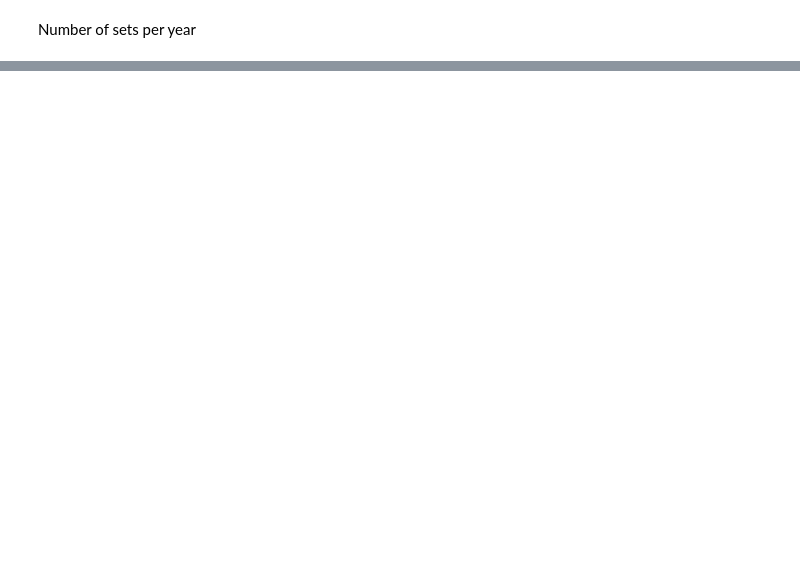
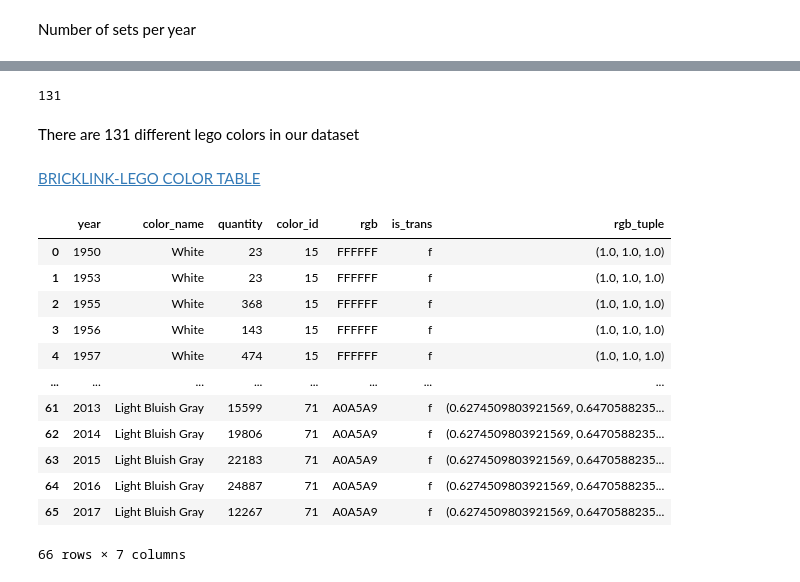
Before and after one commit to MatthewKolotylo/Lego-Project, a Jupyter notebook: Master Code Copy.ipynb, the cells around one changed output, grey strips where cells are left out. Cells and saved outputs as stored; diff of their text form; code cells hidden in the pictures; blank space fills up the shorter version.

```diff
--- a/Master Code Copy.ipynb
+++ b/Master Code Copy.ipynb
@@ -230,0 +132,7 @@ year_color_df2[['year','color_name']]
+# %%
+lego_colors = df['color_name'].unique()
+len(lego_colors)
+# %% [output]
+131
+# %% [markdown]
+There are 131 different lego colors in our dataset
@@ -230,0 +142,18 @@ year_color_df2[['year','color_name']]
+# %% [markdown]
+[BRICKLINK-LEGO COLOR TABLE](https://ideas.lego.com/projects/749b6854-2215-41c4-b8ee-d67b369db110)
+# %%
+most_popular_colors
+# %% [output]
+|  | year | color_name | quantity | color_id | rgb | is_trans | rgb_tuple |
+| 0 | 1950 | White | 23 | 15 | FFFFFF | f | (1.0, 1.0, 1.0) |
+| 1 | 1953 | White | 23 | 15 | FFFFFF | f | (1.0, 1.0, 1.0) |
+| 2 | 1955 | White | 368 | 15 | FFFFFF | f | (1.0, 1.0, 1.0) |
+| 3 | 1956 | White | 143 | 15 | FFFFFF | f | (1.0, 1.0, 1.0) |
+| 4 | 1957 | White | 474 | 15 | FFFFFF | f | (1.0, 1.0, 1.0) |
+| ... | ... | ... | ... | ... | ... | ... | ... |
+| 61 | 2013 | Light Bluish Gray | 15599 | 71 | A0A5A9 | f | (0.6274509803921569, 0.6470588235... |
+| 62 | 2014 | Light Bluish Gray | 19806 | 71 | A0A5A9 | f | (0.6274509803921569, 0.6470588235... |
+| 63 | 2015 | Light Bluish Gray | 22183 | 71 | A0A5A9 | f | (0.6274509803921569, 0.6470588235... |
+| 64 | 2016 | Light Bluish Gray | 24887 | 71 | A0A5A9 | f | (0.6274509803921569, 0.6470588235... |
+| 65 | 2017 | Light Bluish Gray | 12267 | 71 | A0A5A9 | f | (0.6274509803921569, 0.6470588235... |
+66 rows × 7 columns
```
Also changed, not shown: parts of 43 cells of this notebook.
